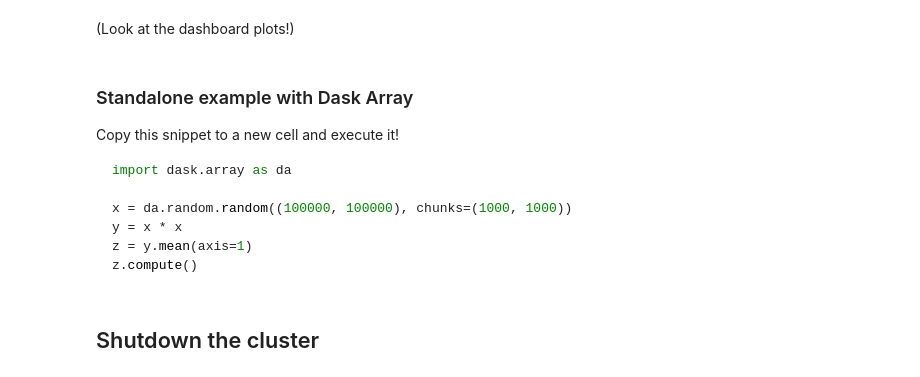
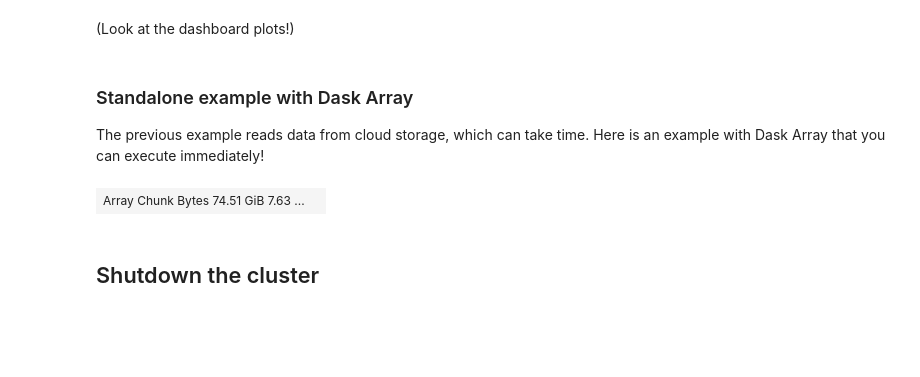
Before and after one commit to nebari-dev/nebari-demo, a Jupyter notebook: finance_examples/02a_dask_gateway_adaptive_scaling.ipynb, the cells around one changed output. Saved outputs shown, nothing was run; the diff lists cells and outputs as text; code cells hidden in the pictures; blank space fills up the shorter version.

Commit message:
update dask notebook and example

````diff
--- a/finance_examples/02_dask_gateway_adaptive_scaling.ipynb
+++ b/finance_examples/02a_dask_gateway_adaptive_scaling.ipynb
@@ -158,16 +152,7 @@ ddf.high.max().compute()
 # %%
 # Compute lowest-low
 ddf.high.max().compute()
-# %% [markdown]
-### Standalone example with Dask Array
-
-Copy this snippet to a new cell and execute it!
-
-```python
-import dask.array as da
-
-x = da.random.random((100000, 100000), chunks=(1000, 1000))
-y = x * x
-z = y.mean(axis=1)
-z.compute()
-```
+# %% [markdown]
+### Standalone example with Dask Array
+
+The previous example reads data from cloud storage, which can take time. Here is an example with Dask Array that you can execute immediately!
@@ -173,0 +161,5 @@ z.compute()
+# %%
+x = da.random.random((100000, 100000), chunks=(1000, 1000))
+x
+# %% [output]
+| Array Chunk Bytes 74.51 GiB 7.63 ... |  |
````
Also changed, not shown: parts of 8 cells of this notebook, 4 other files.
